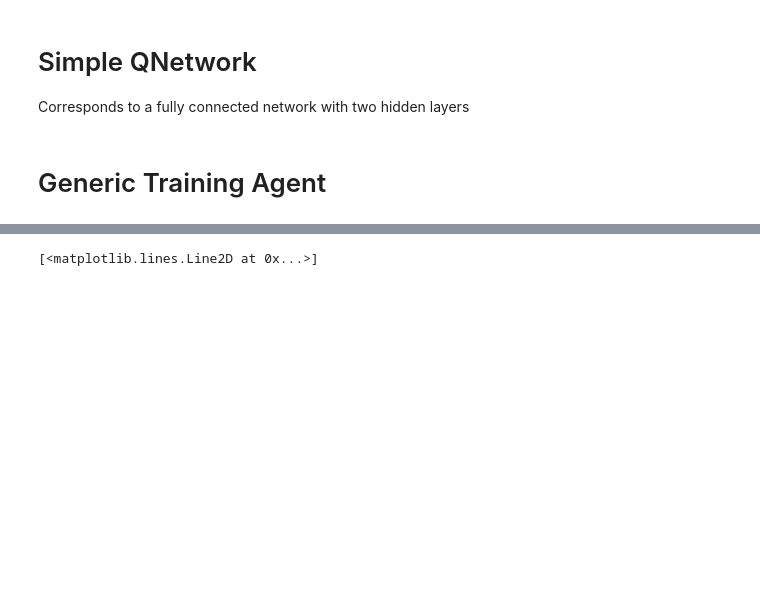
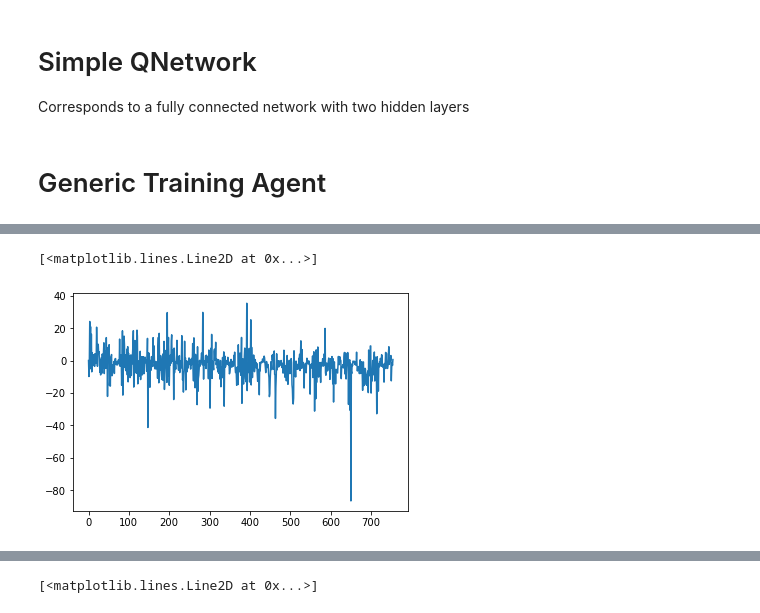
Before and after one commit to AaruranLog/rl-trading, a Jupyter notebook: agents.ipynb, the cells around one changed output, grey strips where cells are left out. Drawn from its saved outputs; the diff is of its cells as text; code cells hidden in the pictures; blank space fills up the shorter version.

```diff
--- a/agents.ipynb
+++ b/agents.ipynb
@@ -214,12 +215,19 @@ class DQN(BaseAgent):
 #     print(agent.select_epsilon_greedy_action(s))
 
 # agent.run_episode(env)
+# %%
+with open('sp500.txt', 'r') as src:
+    filtered_tickers = src.read().split(',')
 # %%
-from tqdm import tqdm
-agent=DQN()
 # env = TradingEnv()
-# # plt.plot(env.rewards_list)
-# for i in tqdm(range(10)):
-#     env = TradingEnv()
-#     agent.run_episode(env)
+# plt.plot(env.rewards_list)
+for i in tqdm(range(failed-12, len(filtered_tickers))):
+#     ticker = random.choice(filtered_tickers)
+    ticker = filtered_tickers[i  % len(filtered_tickers)]
+#     print(f'Training on {ticker}')
+    try:
+        env = TradingEnv(ticker=ticker)
+        agent.run_episode(env)
+    except KeyError:
+        print(ticker)
 # agent.plot_cumulative_discounted_rewards()
@@ -225,0 +259,5 @@ agent=DQN()
+# %%
+plt.plot(agent.rewards_history[-1])
+# %% [output]
+[<matplotlib.lines.Line2D at 0x...>]
+[figure, added]
```
Also changed, not shown: parts of 21 cells of this notebook, 5 other files.
